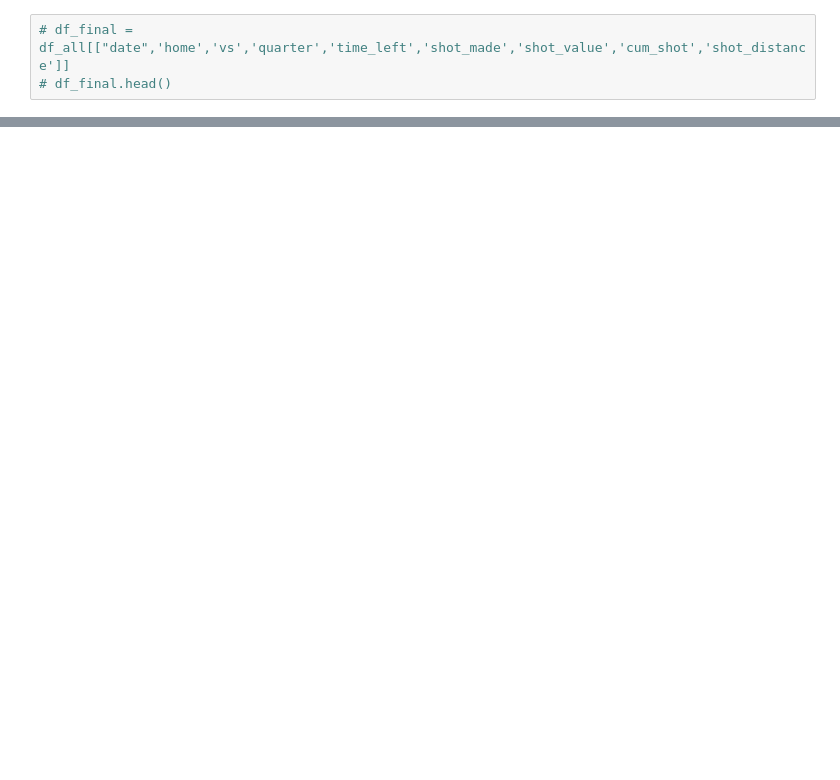
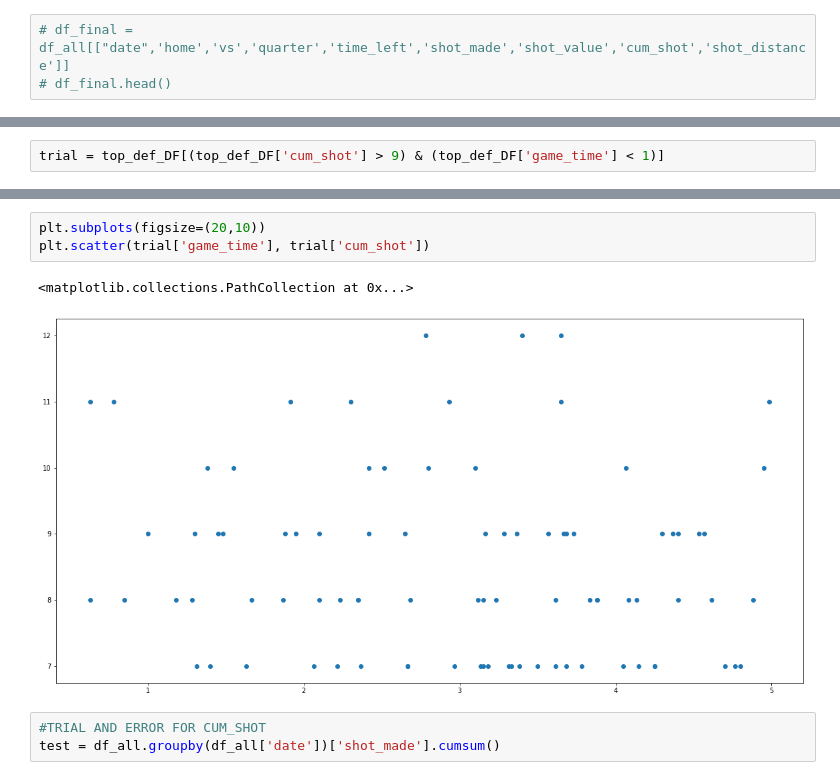
Before and after one commit to Fluffisaurus/player-performance-projection, a Jupyter notebook: scripts/combine_shooting_data.ipynb, the cells around one changed output, grey strips where cells are left out. Drawn from its saved outputs; the diff is of its cells as text; blank space fills up the shorter version.

```diff
--- a/scripts/combine_shooting_data.ipynb
+++ b/scripts/combine_shooting_data.ipynb
@@ -69,0 +186,2 @@ plt.show()
+# %%
+trial = top_def_DF[(top_def_DF['cum_shot'] > 9) & (top_def_DF['game_time'] < 1)]
@@ -69,0 +208,9 @@ plt.show()
+# %%
+plt.subplots(figsize=(20,10))
+plt.scatter(trial['game_time'], trial['cum_shot'])
+# %% [output]
+<matplotlib.collections.PathCollection at 0x...>
+[figure, added]
+# %%
+#TRIAL AND ERROR FOR CUM_SHOT
+test = df_all.groupby(df_all['date'])['shot_made'].cumsum()
```
Also changed, not shown: parts of 18 cells of this notebook, 3 other files.
